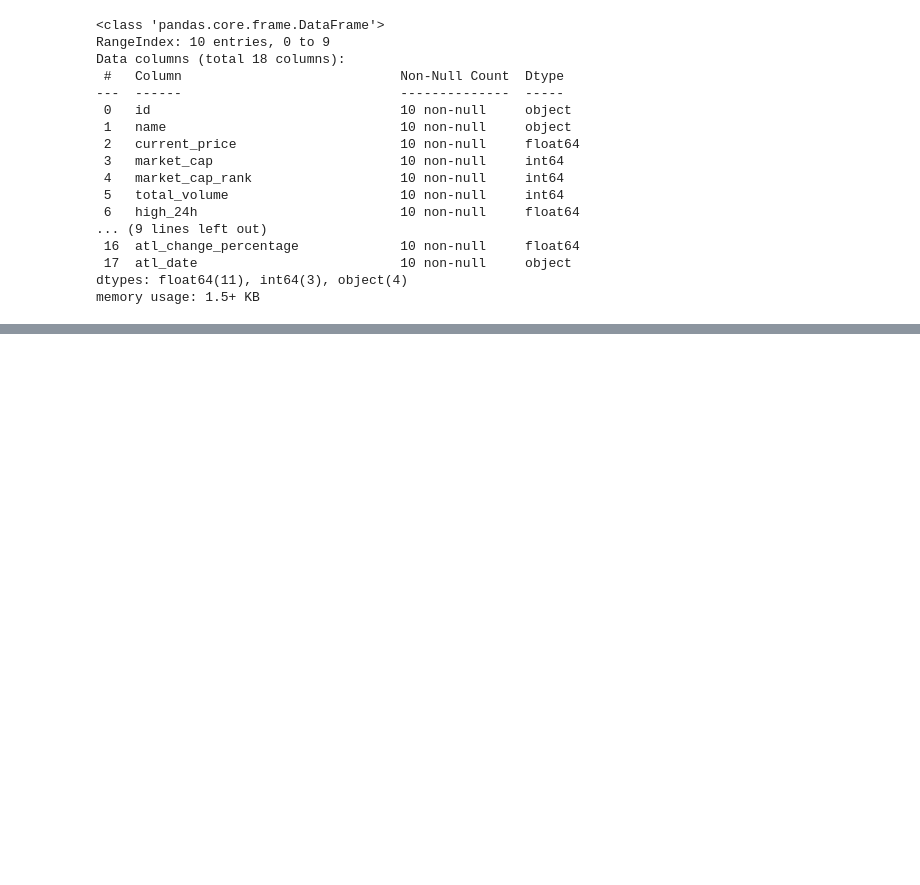
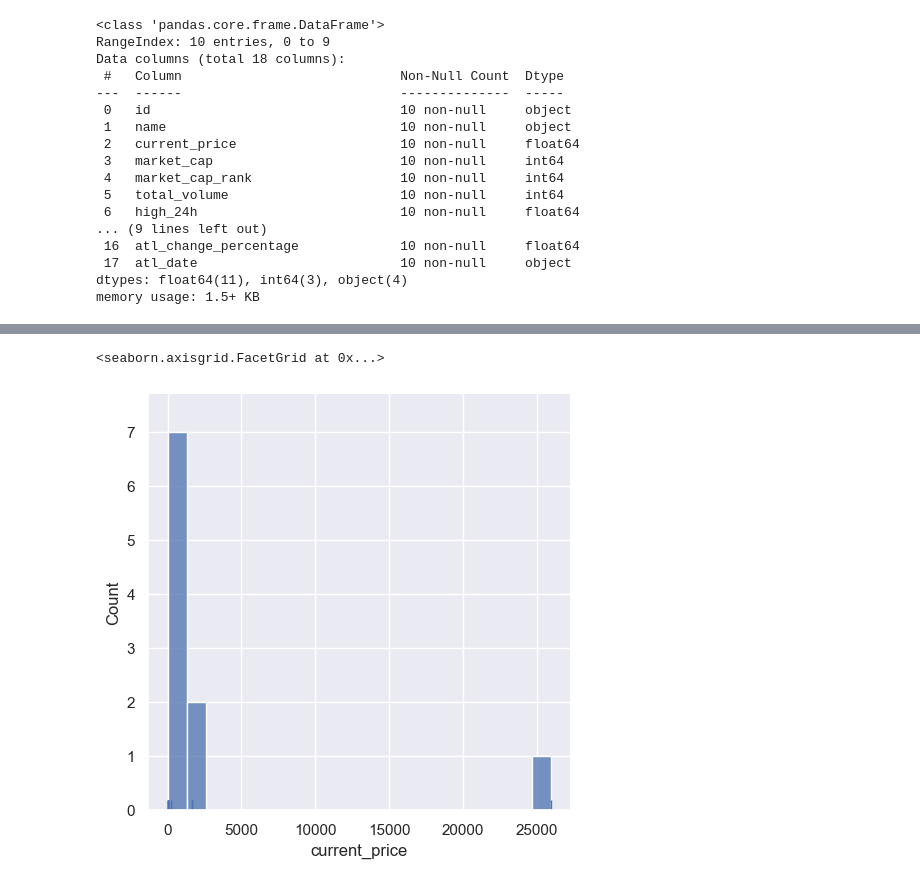
Before and after one commit to Constanzafl/Proyecto2_Data_Analytics, a Jupyter notebook: EDA/uni.ipynb, the cells around one changed output, grey strips where cells are left out. Cells and saved outputs as stored; diff of their text form; code cells hidden in the pictures; blank space fills up the shorter version.

```diff
--- a/EDA/uni.ipynb
+++ b/EDA/uni.ipynb
@@ -47,0 +106,5 @@ top10.describe()
+# %%
+sns.displot(top10['current_price'], bins=20, rug = True)
+# %% [output]
+<seaborn.axisgrid.FacetGrid at 0x...>
+[figure, added]
```
Also changed, not shown: parts of 15 cells of this notebook.
